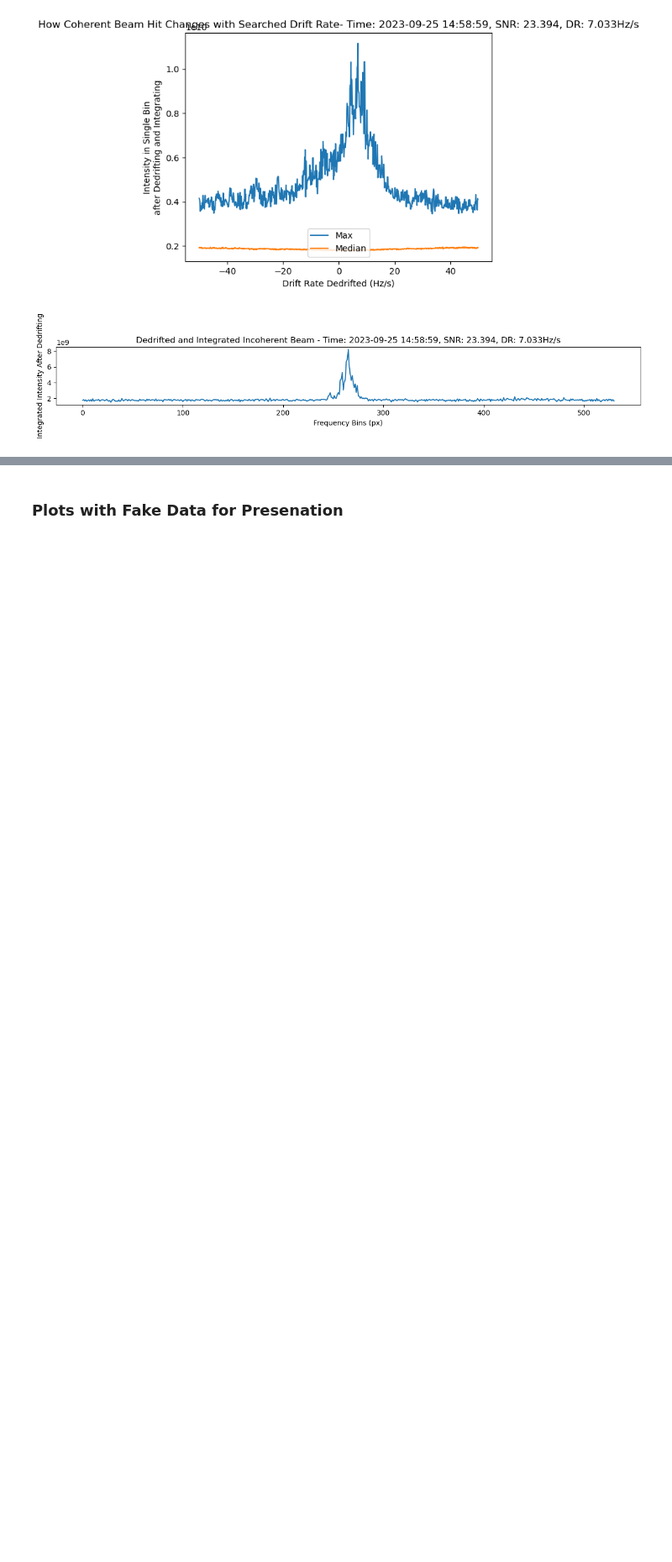
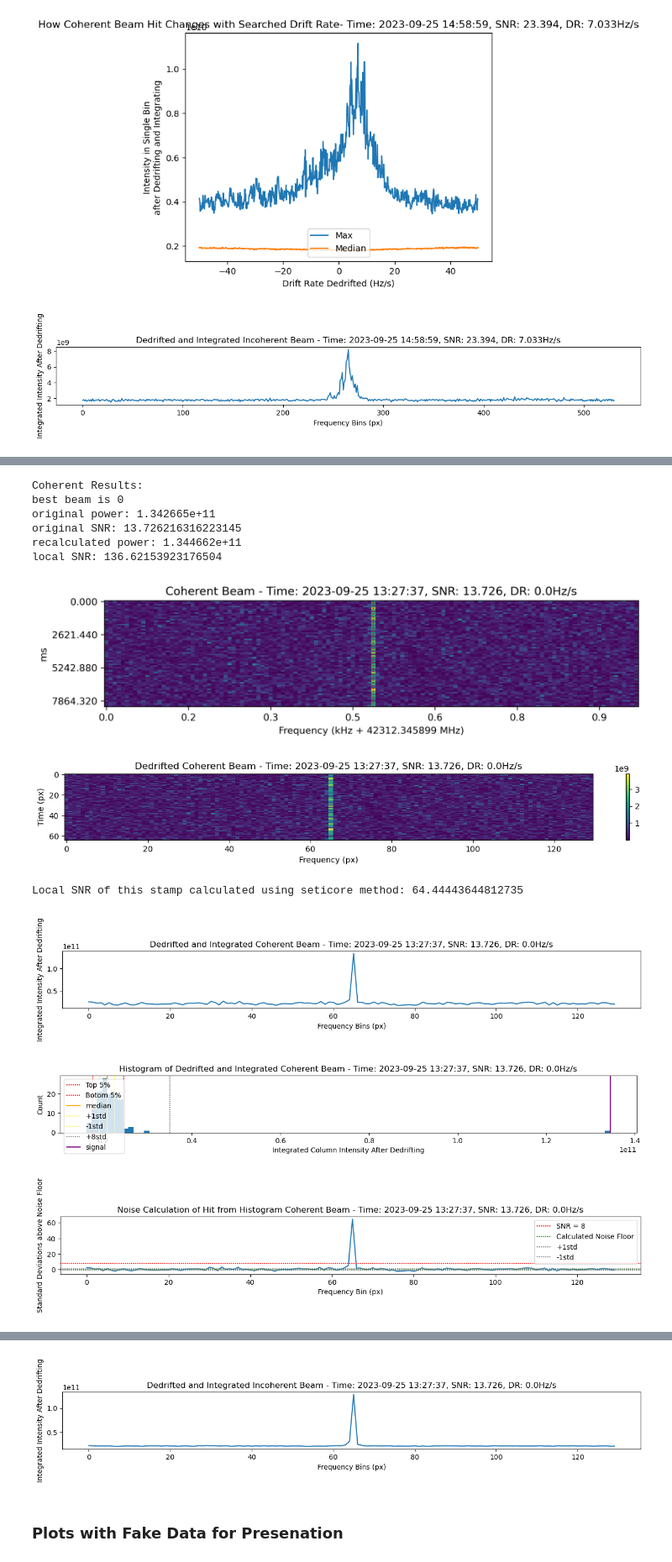
Before and after one commit to talonmyburgh/BL-COSMIC-HighFreq-Search, a Jupyter notebook: stamps/dedrift_signals_consolidated.ipynb, the cells around one changed output, grey strips where cells are left out. Shown at 84% size. Drawn from its saved outputs; the diff is of its cells as text; code cells hidden in the pictures; blank space fills up the shorter version.

```diff
--- a/stamps/dedrift_signals_consolidated.ipynb
+++ b/stamps/dedrift_signals_consolidated.ipynb
@@ -255,0 +275,19 @@ Local SNR of this stamp calculated using seticore method: 25.296318895283985
+# %%
+stamp_uri = "/mnt/cosmic-storage-1/data1/batch_processed/23A-362.sb43789194.eb44583327.60212.544836180554.9.1/23A-362.sb43789194.eb44583327.60212.544836180554.9.1.BD.C32.0002.raw.seticore.0000.stamps"
+idx= 23
+stamps = [stamp for stamp in viewer.read_stamps(stamp_uri, find_recipe=True)]
+stamp = stamps[idx]
+investigate_stamp(stamp)
+# %% [output]
+Coherent Results:
+best beam is 0
+original power: 1.342665e+11
+original SNR: 13.726216316223145
+recalculated power: 1.344662e+11
+local SNR: 136.62153923176504
+[figure, added]
+[figure, added]
+Local SNR of this stamp calculated using seticore method: 64.44443644812735
+[figure, added]
+[figure, added]
+[figure, added]
@@ -256,3 +297,4 @@ Local SNR of this stamp calculated using seticore method: 25.296318895283985
+[figure, added]
 # %% [markdown]
 ### Plots with Fake Data for Presenation
 # %%
```
Also changed, not shown: parts of 7 cells of this notebook, 5 other files.
